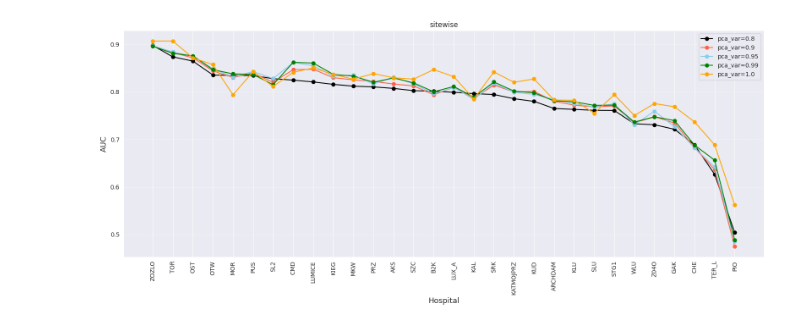
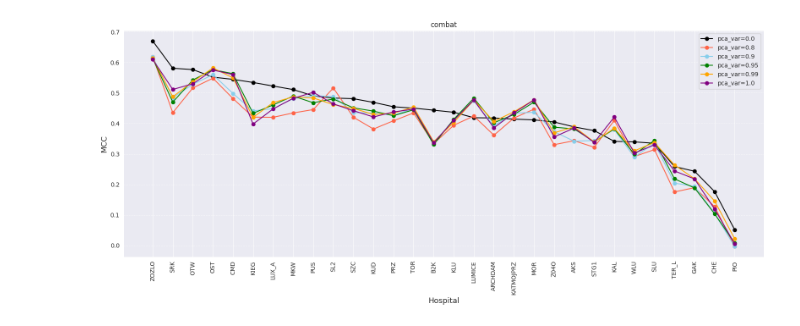
Before and after one commit to chox7/eeg-site-effects, a Jupyter notebook: notebooks/04_pca_sensitivity/exp_02_pathology_classification.ipynb, the cells around one changed output. Drawn from its saved outputs; the diff is of its cells as text; code cells hidden in the pictures.

```diff
--- a/notebooks/04_pca_sensitivity/exp_02_pathology_classification.ipynb
+++ b/notebooks/04_pca_sensitivity/exp_02_pathology_classification.ipynb
@@ -15,11 +13,14 @@ import seaborn as sns
 import joblib
 
 RESULTS_PATH_SITE = 'results/tables/04_pca_sensitivity/pca_sensitivity_results_site.csv'
-
 RESULTS_PATH_PATHO = 'results/tables/04_pca_sensitivity/pca_sensitivity_results_patho.csv'
 
-METHODS = ['raw', 'sitewise', 'combat']
+RESULTS_FULL_PATH_SITE = 'results/tables/04_pca_sensitivity/pca_sensitivity_results_site_full.csv'
+RESULTS_FULL_PATH_PATHO = 'results/tables/04_pca_sensitivity/pca_sensitivity_results_patho_full.csv'
 
-PCA_VARIANTS = [1.0, 0.99, 0.95, 0.90, 0.80]
+METHODS = ['raw', 'sitewise', 'combat', 'neurocombat', 'covbat']
+
+PCA_VARIANTS = [0.0, 1.0, 0.99, 0.95, 0.90, 0.80]
 # %%
-results_df = pd.read_csv(RESULTS_PATH_PATHO)
+patho_results_df = pd.read_csv(RESULTS_PATH_PATHO)
+patho_results_full_df = pd.read_csv(RESULTS_FULL_PATH_PATHO)
@@ -41,0 +27,3 @@ color_grid = [
+# %%
+patho_results_df['pca_var'] = patho_results_df['pca_var'].fillna(0.0)
+patho_results_full_df['pca_var'] = patho_results_full_df['pca_var'].fillna(1.0)
@@ -41,0 +46,2 @@ color_grid = [
+# %%
+patho_results_df = pd.concat([patho_results_df, patho_results_full_df], axis=0)
@@ -42,40 +70,37 @@ color_grid = [
 # %%
-for metric in metrics_to_plot:
-    for method in all_methods:
+metric = 'mcc'
+for method in METHODS:
+    plt.figure(figsize=(16, 7))
 
-        plt.figure(figsize=(16, 7))
+    pivot_df = patho_results_df[patho_results_df['method'] == method].pivot_table(
+        index='pca_var',
+        columns='hospital',
+        values=metric
+    )
 
-        # pivot: pca_var x hospital (wartości: metric)
-        pivot_df = results_df[results_df['method'] == method].pivot_table(
-            index='pca_var',
-            columns='hospital',
-            values=metric,
-            aggfunc='mean'
+    reference_series = pivot_df.iloc[0]
+    sort_idx = reference_series.values.argsort()[::-1]
+    hospitals_sorted = reference_series.index.values[sort_idx]
+
+    for pca_idx, pca in enumerate(pivot_df.index):
+        row = pivot_df.loc[pca]
+        values = [row.get(h, np.nan) for h in hospitals_sorted]
+
+        plt.plot(
+            hospitals_sorted,
+            values,
+            marker='o',
+            linestyle='-',
+            color=color_grid[pca_idx % len(color_grid)],
+            label=f"pca_var={pca}"
         )
 
-        reference_series = pivot_df.iloc[0]
-        sort_idx = reference_series.values.argsort()[::-1]
-        hospitals_sorted = reference_series.index.values[sort_idx]
-
-        for pca_idx, pca in enumerate(pivot_df.index):
-            row = pivot_df.loc[pca]
-            values = [row.get(h, np.nan) for h in hospitals_sorted]
-
-            plt.plot(
-                hospitals_sorted,
-                values,
-                marker='o',
-                linestyle='-',
-                color=color_grid[pca_idx % len(color_grid)],
-                label=f"pca_var={pca}"
-            )
-
-        plt.ylabel(metric.upper(), fontsize=13)
-        plt.xlabel("Hospital", fontsize=13)
-        plt.xticks(rotation=90)
-        plt.grid(axis='y', linestyle='--', alpha=0.7)
-        plt.title(f"{method}")
-        plt.legend()
-        plt.tight_layout()
-        plt.show()
+    plt.ylabel(metric.upper(), fontsize=13)
+    plt.xlabel("Hospital", fontsize=13)
+    plt.xticks(rotation=90)
+    plt.grid(axis='y', linestyle='--', alpha=0.7)
+    plt.title(f"{method}")
+    plt.legend()
+    plt.tight_layout()
+    plt.show()
 # %% [output]
@@ -84 +109 @@ for metric in metrics_to_plot:
-[figure, old version]
+[figure, new version]
```
Also changed, not shown: parts of 7 cells of this notebook, 4 other files.
